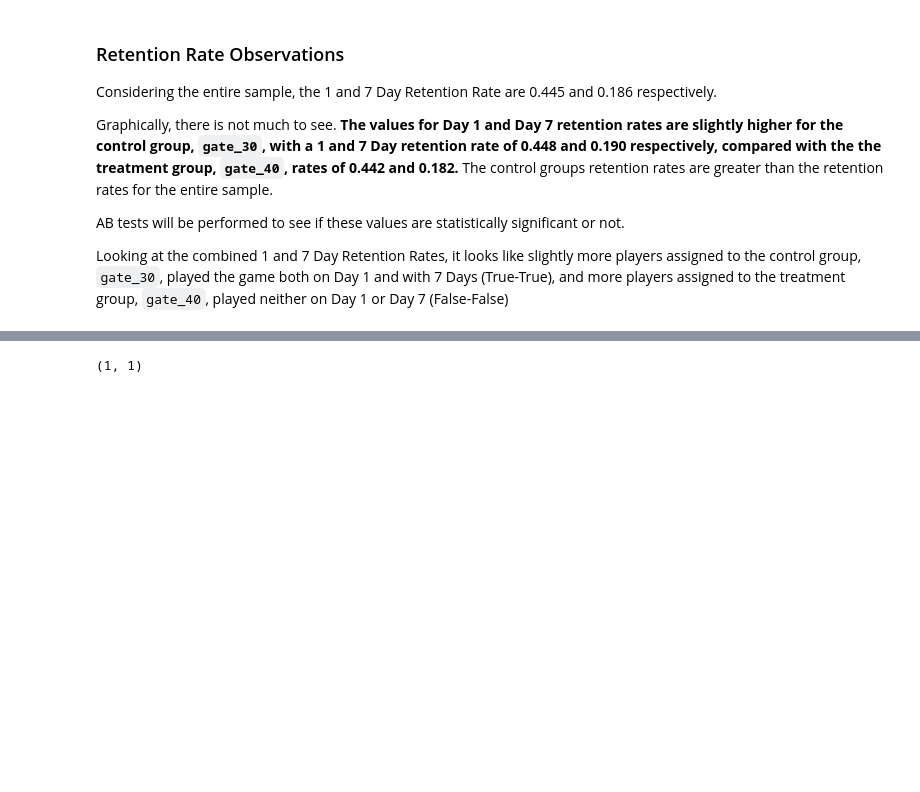
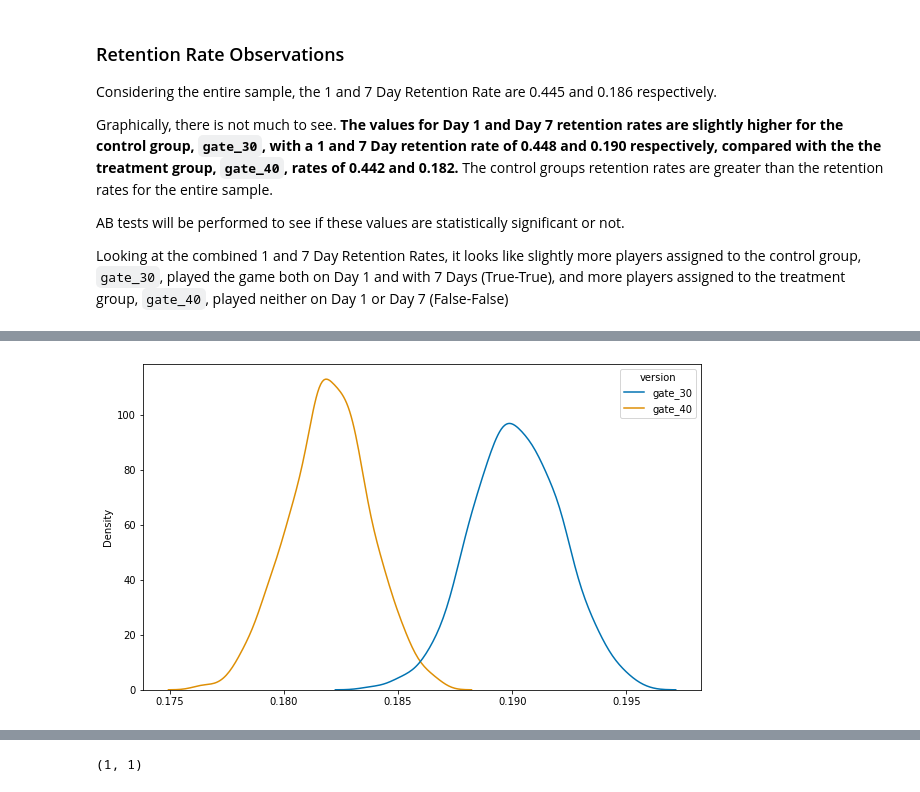
Before and after one commit to lorcanrae/ab-test-cookie-cats, a Jupyter notebook: notebooks/ab-test-cookie-cats.ipynb, the cells around one changed output, grey strips where cells are left out. Drawn from its saved outputs; the diff is of its cells as text; code cells hidden in the pictures; blank space fills up the shorter version.

```diff
--- a/notebooks/ab-test-cookie-cats.ipynb
+++ b/notebooks/ab-test-cookie-cats.ipynb
@@ -558,0 +646,9 @@ The distribution of gamerounds played is quite clearly not normally distributed,
+# %%
+# Arbitrarily using 5000 random samples with replacement
+
+boot_7d = []
+for i in range(1000):
+    boot_7d.append(data.sample(frac=1, replace=True).groupby('version')['retention_7'].mean())
+
+boot_7d = pd.DataFrame(boot_7d).reset_index().drop(columns=['index'])
+boot_7d.head()
@@ -558,0 +662,7 @@ The distribution of gamerounds played is quite clearly not normally distributed,
+# %%
+# Plotting distributions of the two experimental groups
+fig, ax = plt.subplots(figsize=(8,4))
+sns.kdeplot(data=boot_7d, ax=ax)
+plt.show()
+# %% [output]
+[figure, added]
```
Also changed, not shown: parts of 56 cells of this notebook.
